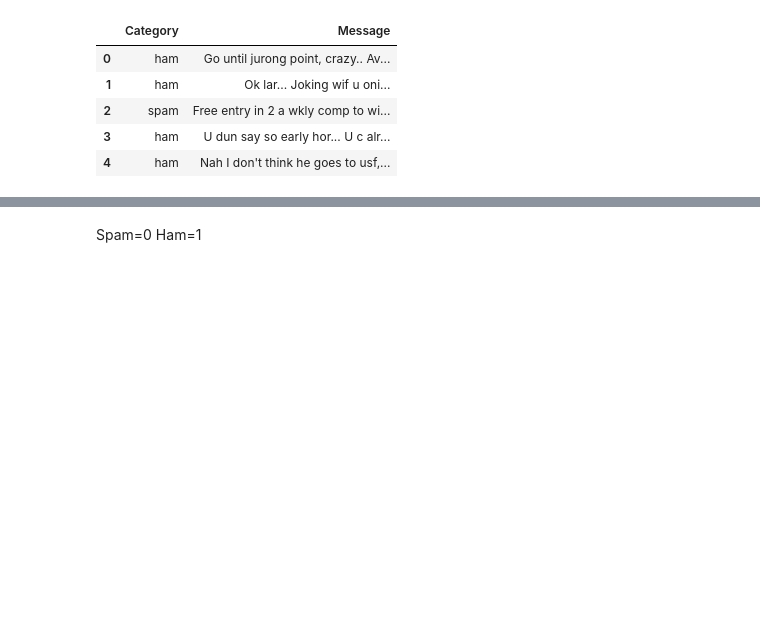
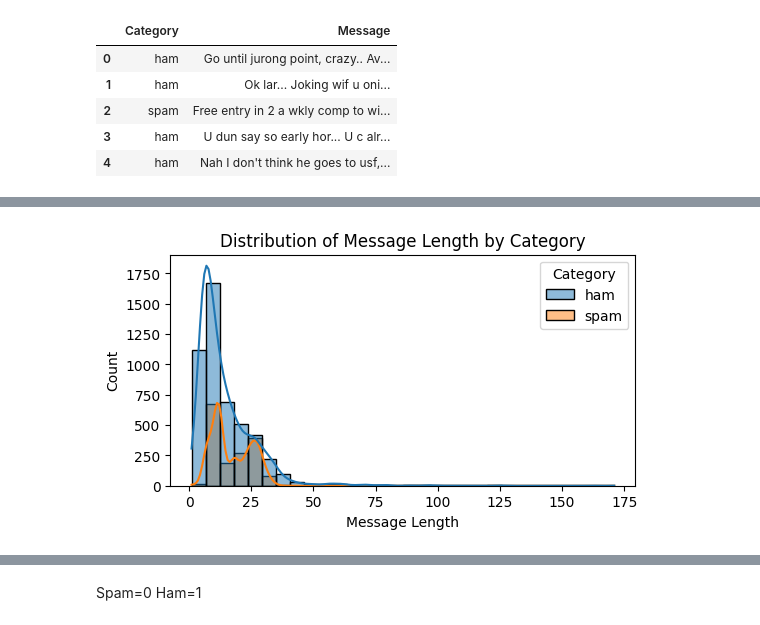
Before and after one commit to AJ-0504/SpamOrHamDetection, a Jupyter notebook: spam_or_ham.ipynb, the cells around one changed output, grey strips where cells are left out. Cells and saved outputs as stored; diff of their text form; code cells hidden in the pictures; blank space fills up the shorter version.

```diff
--- a/spam_or_ham.ipynb
+++ b/spam_or_ham.ipynb
@@ -44,0 +59,11 @@ mailData.head()
+# %%
+#Word count distribution for messages
+mailData['message_length'] = mailData['Message'].apply(lambda x: len(x.split()))
+plt.figure(figsize=(6, 3))
+sns.histplot(data=mailData, x='message_length', hue='Category', bins=30, kde=True)
+plt.title('Distribution of Message Length by Category')
+plt.xlabel('Message Length')
+plt.ylabel('Count')
+plt.show()
+# %% [output]
+[figure, added]
```
Also changed, not shown: parts of 14 cells of this notebook.
